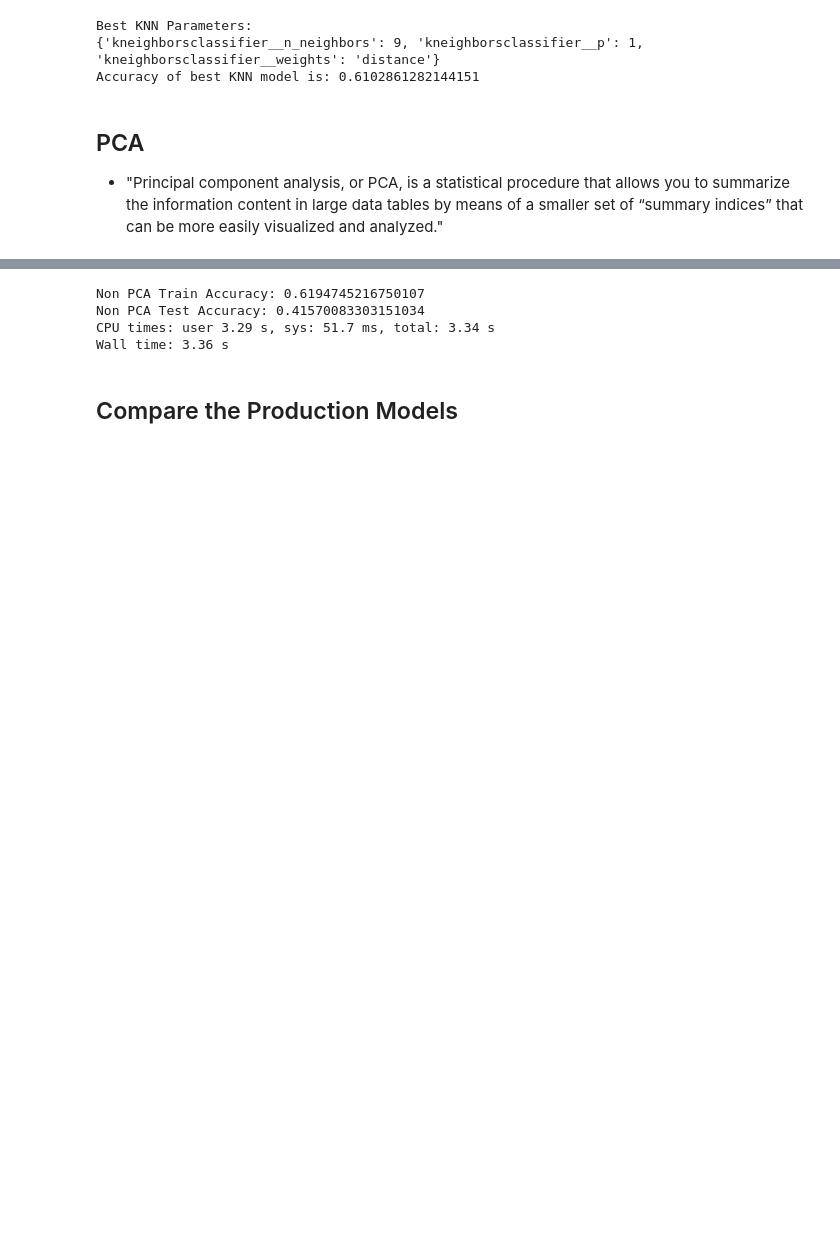
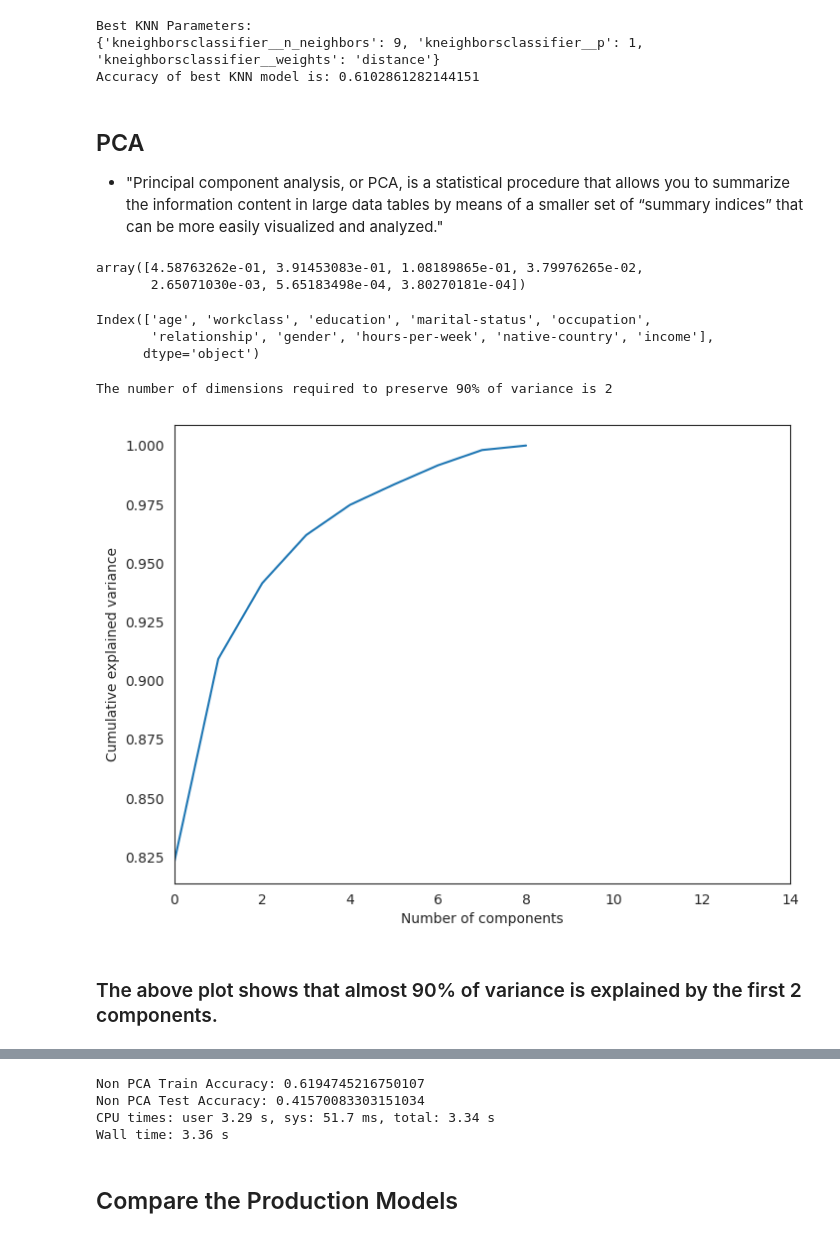
Before and after one commit to parrisatwork/Data-Predictions, a Jupyter notebook: Adult_Income_Parris_Trimingham.ipynb, the cells around one changed output, grey strips where cells are left out. Saved outputs shown, nothing was run; the diff lists cells and outputs as text; code cells hidden in the pictures; blank space fills up the shorter version.

```diff
--- a/Adult_Income_Parris_Trimingham.ipynb
+++ b/Adult_Income_Parris_Trimingham.ipynb
@@ -516,11 +516,62 @@ Accuracy of best KNN model is: 0.6102861282144151
 ## PCA
 
 - "Principal component analysis, or PCA, is a statistical procedure that allows you to summarize the information content in large data tables by means of a smaller set of “summary indices” that can be more easily visualized and analyzed."
+# %%
+from sklearn.decomposition import PCA
+pca = PCA()
+X_train = pca.fit_transform(X_train)
+pca.explained_variance_ratio_
+# %% [output]
+array([4.58763262e-01, 3.91453083e-01, 1.08189865e-01, 3.79976265e-02,
+       2.65071030e-03, 5.65183498e-04, 3.80270181e-04])
 # %%
 from sklearn.decomposition import PCA
 # %%
 # Make pipeline with scaler and PCA covering 95 percent of variance
 transformer = make_pipeline(StandardScaler(), PCA(n_components=.95))
+# %%
+df.columns
+# %% [output]
+Index(['age', 'workclass', 'education', 'marital-status', 'occupation',
+       'relationship', 'gender', 'hours-per-week', 'native-country', 'income'],
+      dtype='object')
+# %%
+X = df.drop(['income'], axis=1)
+y = df['income']
+
+
+X_train, X_test, y_train, y_test = train_test_split(X, y, test_size = 0.3, random_state = 0)
+
+
+categorical = ['workclass', 'education', 'marital-status', 'occupation', 'relationship', 'gender', 'native-country']
+for feature in categorical:
+        le = preprocessing.LabelEncoder()
+        X_train[feature] = le.fit_transform(X_train[feature])
+        X_test[feature] = le.transform(X_test[feature])
+
+
+X_train = pd.DataFrame(scaler.fit_transform(X_train), columns = X.columns)
+
+
+pca= PCA()
+pca.fit(X_train)
+cumsum = np.cumsum(pca.explained_variance_ratio_)
+dim = np.argmax(cumsum >= 0.90) + 1
+print('The number of dimensions required to preserve 90% of variance is',dim)
+# %% [output]
+The number of dimensions required to preserve 90% of variance is 2
+# %%
+# Let's draw it out visually.
+plt.figure(figsize=(8,6))
+plt.plot(np.cumsum(pca.explained_variance_ratio_))
+plt.xlim(0,14,1)
+plt.xlabel('Number of components')
+plt.ylabel('Cumulative explained variance')
+plt.show()
+# %% [output]
+[figure, added]
+# %% [markdown]
+### The above plot shows that almost 90% of variance is explained by the first 2 components.
 # %%
 %%time
 #instantiate knn model
```
Also changed, not shown: parts of 1 cell of this notebook.
